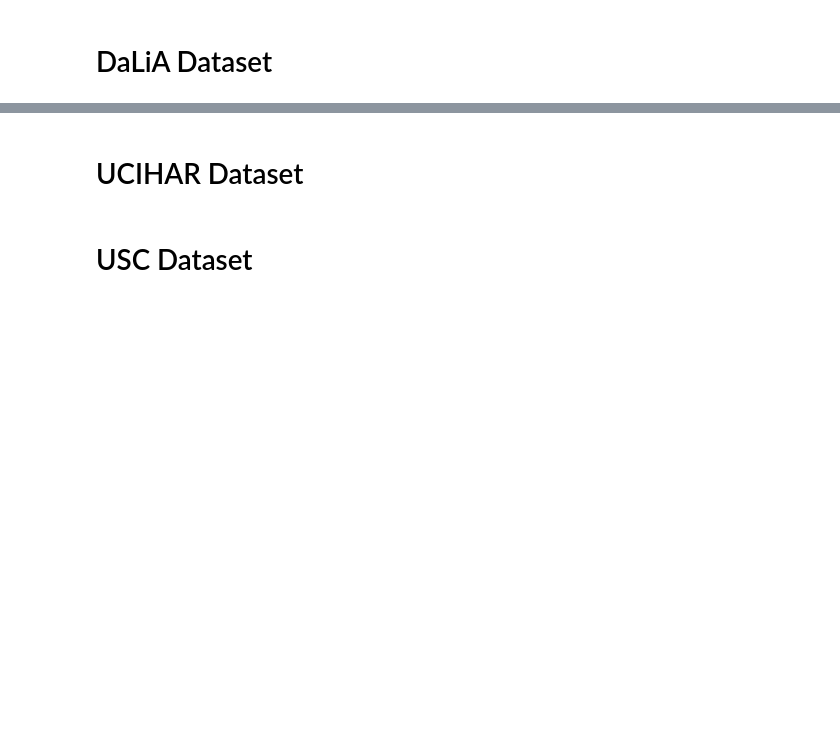
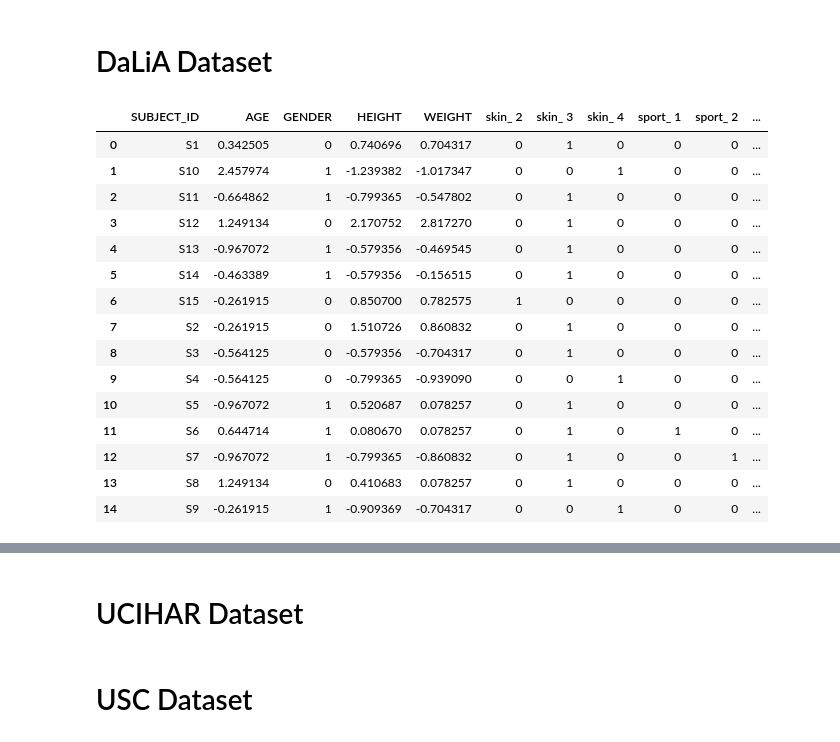
Before and after one commit to Taobyte/thesis, a Jupyter notebook: src/notebooks/dataset_exploration.ipynb, the cells around one changed output, grey strips where cells are left out. Drawn from its saved outputs; the diff is of its cells as text; code cells hidden in the pictures; blank space fills up the shorter version.

```diff
--- a/src/notebooks/dataset_exploration.ipynb
+++ b/src/notebooks/dataset_exploration.ipynb
@@ -500,12 +138,41 @@ hr_test
 # %%
 data_path = "C:/Users/cleme/ETH/Master/Thesis/data/DaLiA/data/PPG_FieldStudy"
 participant_paths = glob.glob(os.path.join(data_path, '**', '*_quest.csv'), recursive=True)
 series = []
 for participant in participant_paths:
    row = pd.read_csv(participant, header=None).T
    row.columns = [el.split(" ")[1] for el in row.iloc[0]]
    row = row.drop(row.index[0])
    series.append(row)
 
 df = pd.concat(series, ignore_index=True)
+# df["SUBJECT_ID"] = df["SUBJECT_ID"].str.replace("S", "", regex=True).astype(int)
+df = df.sort_values("SUBJECT_ID").reset_index(drop=True)
+# now we normalize the continuous values and create one-hot encodings
+df[["AGE", "HEIGHT", "WEIGHT"]] = (df[["AGE", "HEIGHT", "WEIGHT"]].astype(float) - df[["AGE", "HEIGHT", "WEIGHT"]].astype(float).mean()) / (df[["AGE", "HEIGHT", "WEIGHT"]].astype(float).std() + 1e-8)
+df["GENDER"] = df["GENDER"].str.strip().apply(lambda x: 0 if x == "m" else 1)
+one_hot_skin = pd.get_dummies(df["SKIN"], prefix="skin") * 1
+df = pd.concat([df, one_hot_skin],axis=1)
+one_hot_sport = pd.get_dummies(df["SPORT"], prefix="sport") * 1
+df = pd.concat([df, one_hot_sport], axis=1)
+df = df.drop(["SKIN", "SPORT"], axis=1)
+df["SUBJECT_ID"] = df["SUBJECT_ID"].str.strip()
+df.to_csv(data_path + "/static_participant_features.csv")
 df
+# %% [output]
+|  | SUBJECT_ID | AGE | GENDER | HEIGHT | WEIGHT | skin_ 2 | skin_ 3 | skin_ 4 | sport_ 1 | sport_ 2 | ... |
+| 0 | S1 | 0.342505 | 0 | 0.740696 | 0.704317 | 0 | 1 | 0 | 0 | 0 | ... |
+| 1 | S10 | 2.457974 | 1 | -1.239382 | -1.017347 | 0 | 0 | 1 | 0 | 0 | ... |
+| 2 | S11 | -0.664862 | 1 | -0.799365 | -0.547802 | 0 | 1 | 0 | 0 | 0 | ... |
+| 3 | S12 | 1.249134 | 0 | 2.170752 | 2.817270 | 0 | 1 | 0 | 0 | 0 | ... |
+| 4 | S13 | -0.967072 | 1 | -0.579356 | -0.469545 | 0 | 1 | 0 | 0 | 0 | ... |
+| 5 | S14 | -0.463389 | 1 | -0.579356 | -0.156515 | 0 | 1 | 0 | 0 | 0 | ... |
+| 6 | S15 | -0.261915 | 0 | 0.850700 | 0.782575 | 1 | 0 | 0 | 0 | 0 | ... |
+| 7 | S2 | -0.261915 | 0 | 1.510726 | 0.860832 | 0 | 1 | 0 | 0 | 0 | ... |
+| 8 | S3 | -0.564125 | 0 | -0.579356 | -0.704317 | 0 | 1 | 0 | 0 | 0 | ... |
+| 9 | S4 | -0.564125 | 0 | -0.799365 | -0.939090 | 0 | 0 | 1 | 0 | 0 | ... |
+| 10 | S5 | -0.967072 | 1 | 0.520687 | 0.078257 | 0 | 1 | 0 | 0 | 0 | ... |
+| 11 | S6 | 0.644714 | 1 | 0.080670 | 0.078257 | 0 | 1 | 0 | 1 | 0 | ... |
+| 12 | S7 | -0.967072 | 1 | -0.799365 | -0.860832 | 0 | 1 | 0 | 0 | 1 | ... |
+| 13 | S8 | 1.249134 | 0 | 0.410683 | 0.078257 | 0 | 1 | 0 | 0 | 0 | ... |
+| 14 | S9 | -0.261915 | 1 | -0.909369 | -0.704317 | 0 | 0 | 1 | 0 | 0 | ... |
```
Also changed, not shown: parts of 39 cells of this notebook, 24 other files.
